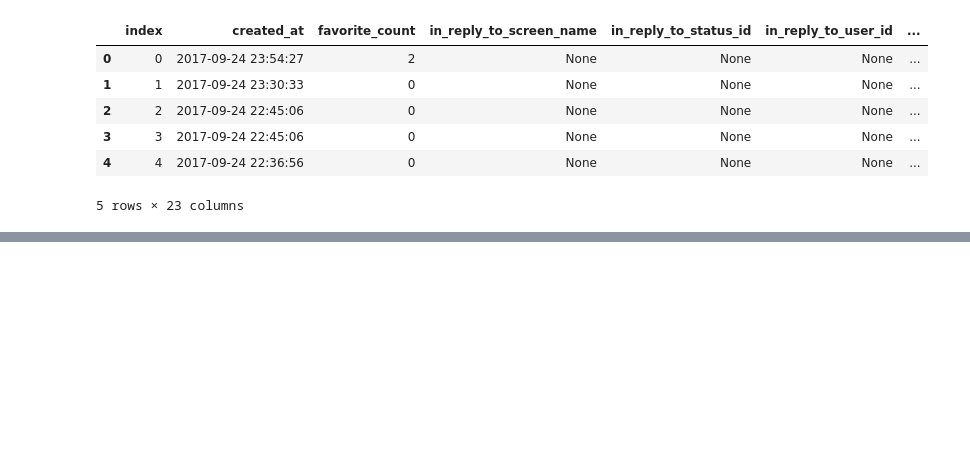
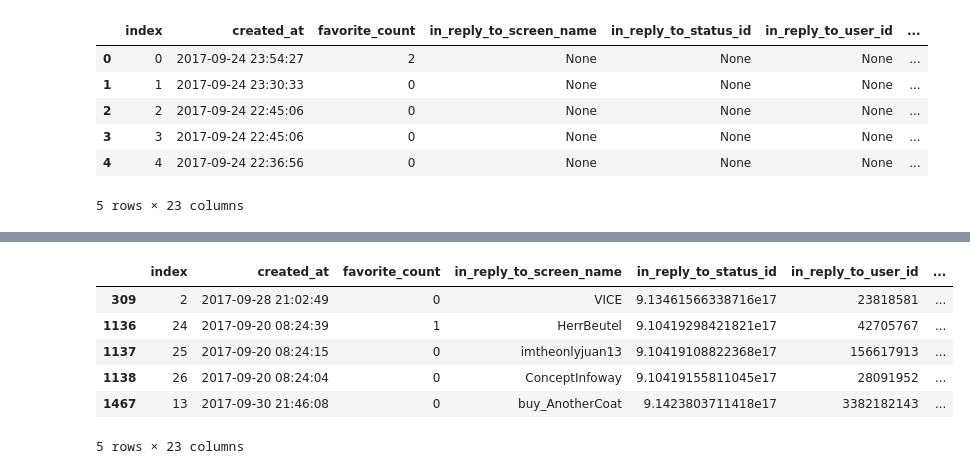
Before and after one commit to dmpe/random, a Jupyter notebook: SAWI_2_read_from_other_python_file.ipynb, the cells around one changed output, grey strips where cells are left out. Drawn from its saved outputs; the diff is of its cells as text; code cells hidden in the pictures; blank space fills up the shorter version.

```diff
--- a/SAWI_2_read_from_other_python_file.ipynb
+++ b/SAWI_2_read_from_other_python_file.ipynb
@@ -108 +127,14 @@ dtype: int64
+# %%
+# drop Nan if it is in specific column
+ddp = dfd.dropna(axis=0, subset=['in_reply_to_screen_name'], how='any')
+# %%
+ddp.head()
+# %% [output]
+|  | index | created_at | favorite_count | in_reply_to_screen_name | in_reply_to_status_id | in_reply_to_user_id | ... |
+| 309 | 2 | 2017-09-28 21:02:49 | 0 | VICE | 9.13461566338716e17 | 23818581 | ... |
+| 1136 | 24 | 2017-09-20 08:24:39 | 1 | HerrBeutel | 9.10419298421821e17 | 42705767 | ... |
+| 1137 | 25 | 2017-09-20 08:24:15 | 0 | imtheonlyjuan13 | 9.10419108822368e17 | 156617913 | ... |
+| 1138 | 26 | 2017-09-20 08:24:04 | 0 | ConceptInfoway | 9.10419155811045e17 | 28091952 | ... |
+| 1467 | 13 | 2017-09-30 21:46:08 | 0 | buy_AnotherCoat | 9.1423803711418e17 | 3382182143 | ... |
+5 rows × 23 columns
 # %%
```
Also changed, not shown: parts of 9 cells of this notebook.
